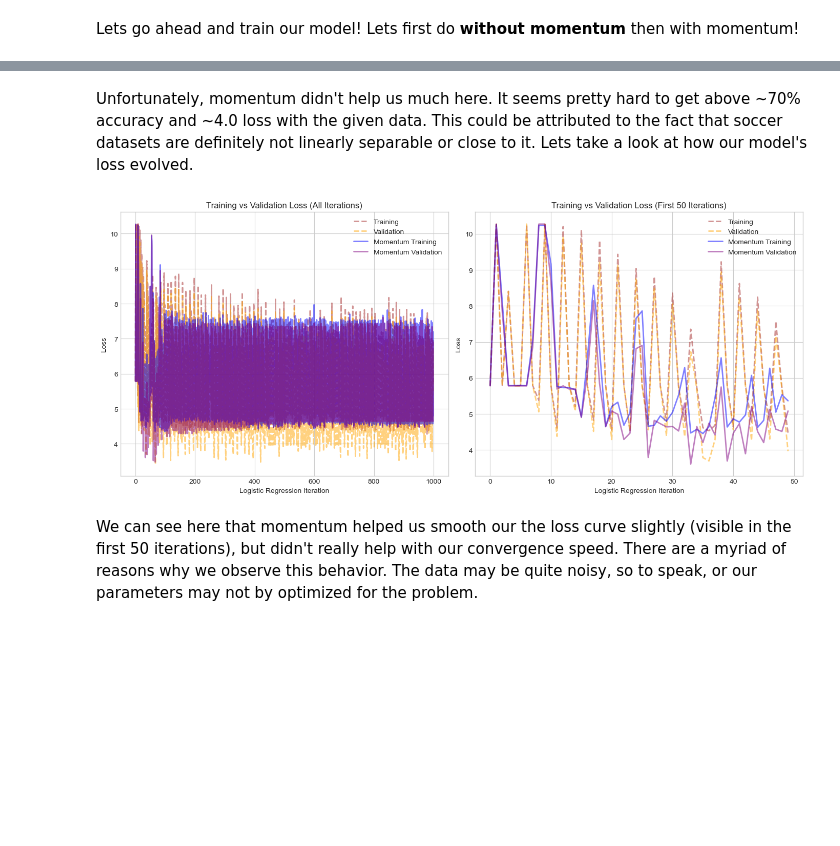
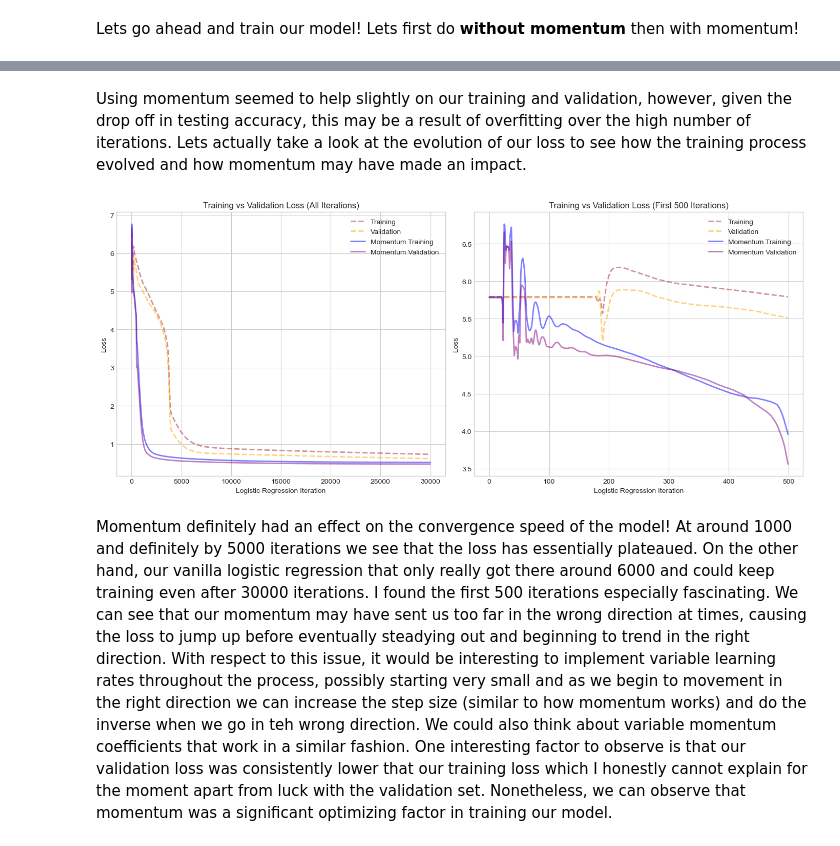
Before and after one commit to lawolff1702/lawolff1702.github.io, a Jupyter notebook: posts/Implementing Logistic Regression/index.ipynb, the cells around one changed output, grey strips where cells are left out. Saved outputs shown, nothing was run; the diff lists cells and outputs as text; code cells hidden in the pictures; blank space fills up the shorter version.

Commit message:
done for real this time

```diff
--- a/posts/Implementing Logistic Regression/index.ipynb
+++ b/posts/Implementing Logistic Regression/index.ipynb
@@ -241,7 +244,8 @@ Lets go ahead and train our model! Lets first do **without momentum** then with
 LR = LogisticRegression()
 opt = GradientDescentOptimizer(LR)
 
-max_iter = 1000
+max_iter = 30000
+a = 0.00001
 
 train_loss = []
 val_loss = []
@@ -250,7 +254,7 @@ for _ in range(max_iter):
     train_loss.append(LR.loss(X_train_tensor, y_train_tensor))
     val_loss.append(LR.loss(X_val_tensor, y_val_tensor))
 
-    opt.step(X_train_tensor, y_train_tensor, alpha=0.1, beta=0)
+    opt.step(X_train_tensor, y_train_tensor, alpha=a, beta=0)
 
 train_acc = acc(LR, X_train_tensor, y_train_tensor)
 val_acc = acc(LR, X_val_tensor, y_val_tensor)
@@ -271,8 +275,6 @@ We are still performing similarly on unseen data! That is a great sign for a mod
 # %%
 LR = LogisticRegression()
 opt = GradientDescentOptimizer(LR)
-
-max_iter = 1000
 
 train_loss_m = []
 val_loss_m = []
@@ -281,7 +283,7 @@ for _ in range(max_iter):
     train_loss_m.append(LR.loss(X_train_tensor, y_train_tensor))
     val_loss_m.append(LR.loss(X_val_tensor, y_val_tensor))
 
-    opt.step(X_train_tensor, y_train_tensor, alpha=0.1, beta=0.9)
+    opt.step(X_train_tensor, y_train_tensor, alpha=a, beta=0.9)
 
 train_acc = acc(LR, X_train_tensor, y_train_tensor)
 val_acc = acc(LR, X_val_tensor, y_val_tensor)
@@ -297,33 +299,33 @@ Test Accuracy: 74.73% Test Loss: 4.0400
-# %% [markdown]
-Unfortunately, momentum didn't help us much here. It seems pretty hard to get above ~70% accuracy and ~4.0 loss with the given data. This could be attributed to the fact that soccer datasets are definitely not linearly separable or close to it. Lets take a look at how our model's loss evolved.
+# %% [markdown]
+Using momentum seemed to help slightly on our training and validation, however, given the drop off in testing accuracy, this may be a result of overfitting over the high number of iterations. Lets actually take a look at the evolution of our loss to see how the training process evolved and how momentum may have made an impact.
 # %%
-first = 50
+first = 500
 fig, axes = plt.subplots(1, 2, figsize=(14, 6))
 
 axes[0].plot(train_loss, "--", color="brown", lw=2, label="Training", alpha=0.5)
 axes[0].plot(val_loss, "--", color="orange", lw=2, label="Validation", alpha=0.5)
 axes[0].plot(train_loss_m, color="blue", lw=2, label="Momentum Training", alpha=0.5)
 axes[0].plot(val_loss_m, color="purple", lw=2, label="Momentum Validation", alpha=0.5)
 axes[0].set_title("Training vs Validation Loss (All Iterations)")
 axes[0].set_xlabel("Logistic Regression Iteration")
 axes[0].set_ylabel("Loss")
 axes[0].legend()
 
 axes[1].plot(train_loss[:first], "--", color="brown", lw=2, label="Training", alpha=0.5)
 axes[1].plot(val_loss[:first], "--", color="orange", lw=2, label="Validation", alpha=0.5)
 axes[1].plot(train_loss_m[:first], color="blue", lw=2, label="Momentum Training", alpha=0.5)
 axes[1].plot(val_loss_m[:first], color="purple", lw=2, label="Momentum Validation", alpha=0.5)
 axes[1].set_title(f"Training vs Validation Loss (First {first} Iterations)")
 axes[1].set_xlabel("Logistic Regression Iteration")
 axes[1].set_ylabel("Loss")
 axes[1].legend()
 
 plt.tight_layout()
 plt.show()
 # %% [output]
-[figure, old version]
+[figure, new version]
-# %% [markdown]
-We can see here that momentum helped us smooth our the loss curve slightly (visible in the first 50 iterations), but didn't really help with our convergence speed. There are a myriad of reasons why we observe this behavior. The data may be quite noisy, so to speak, or our parameters may not by optimized for the problem.
+# %% [markdown]
+Momentum definitely had an effect on the convergence speed of the model! At around 1000 and definitely by 5000 iterations we see that the loss has essentially plateaued. On the other hand, our vanilla logistic regression that only really got there around 6000 and could keep training even after 30000 iterations. I found the first 500 iterations especially fascinating. We can see that our momentum may have sent us too far in the wrong direction at times, causing the loss to jump up before eventually steadying out and beginning to trend in the right direction. With respect to this issue, it would be interesting to implement variable learning rates throughout the process, possibly starting very small and as we begin to movement in the right direction we can increase the step size (similar to how momentum works) and do the inverse when we go in teh wrong direction. We could also think about variable momentum coefficients that work in a similar fashion. One interesting factor to observe is that our validation loss was consistently lower that our training loss which I honestly cannot explain for the moment apart from luck with the validation set. Nonetheless, we can observe that momentum was a significant optimizing factor in training our model.
 # %% [markdown]
 # Discussion
 
```
Also changed, not shown: parts of 17 cells of this notebook.
